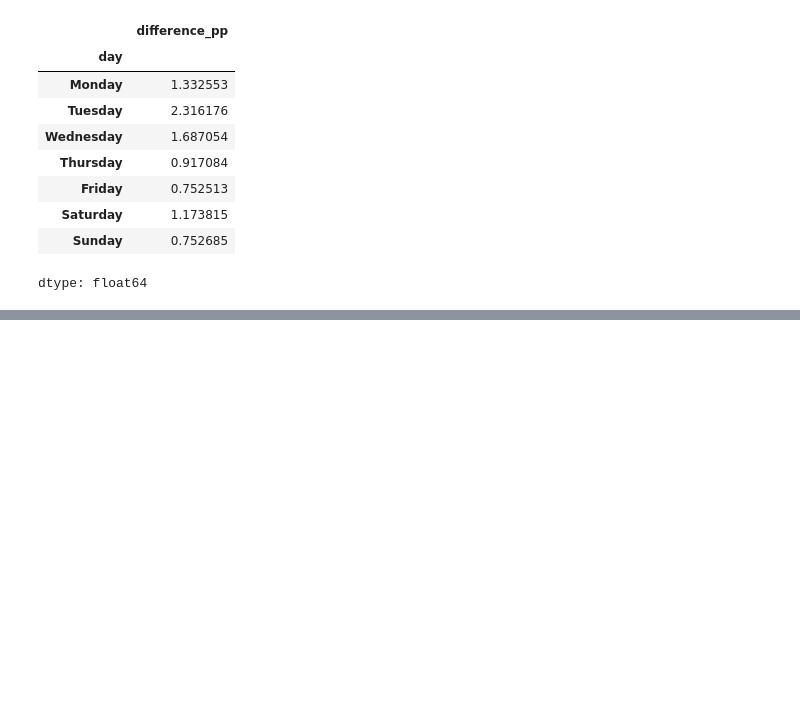
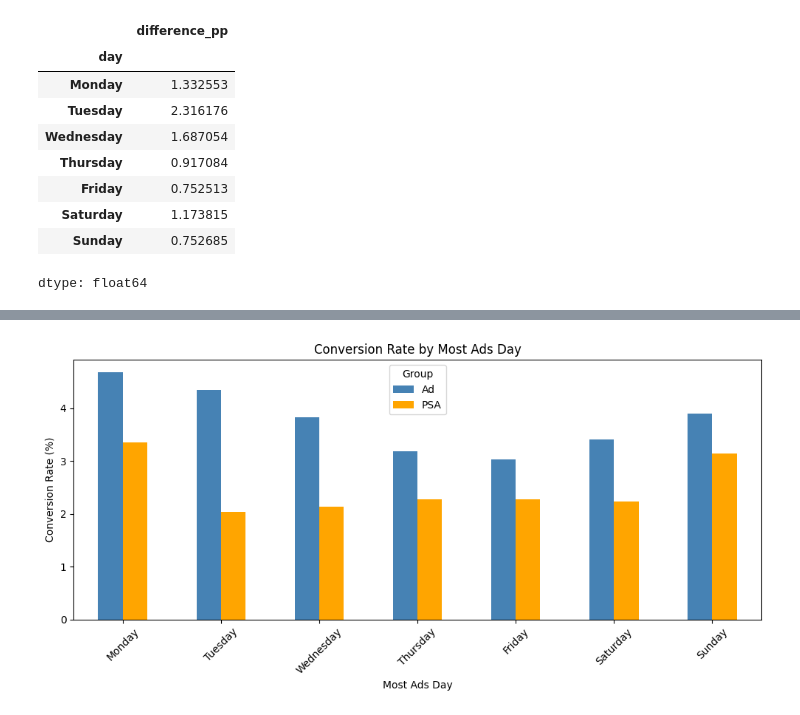
Before and after one commit to mehakgupta0406/marketing-ab-test-analysis, a Jupyter notebook: Marketing_ab_testing.ipynb, the cells around one changed output, grey strips where cells are left out. Drawn from its saved outputs; the diff is of its cells as text; code cells hidden in the pictures; blank space fills up the shorter version.

```diff
--- a/Marketing_ab_testing.ipynb
+++ b/Marketing_ab_testing.ipynb
@@ -374,3 +374,10 @@ day_comparison["difference_pp"]
 | Saturday | 1.173815 |
 | Sunday | 0.752685 |
 dtype: float64
+# %%
+psa_baseline = day_comparison["psa"].replace(0, float("nan"))
+# %%
+day_comparison["relative_lift_pct"] = (
+    (day_comparison["ad"] - day_comparison["psa"])
+    / psa_baseline
+) * 100
@@ -376,0 +398,16 @@ dtype: float64
+# %%
+ax = day_comparison[["ad", "psa"]].plot(
+    kind="bar",
+    figsize=(10, 5),
+    color=["steelblue", "orange"]
+)
+ax.set_title("Conversion Rate by Most Ads Day")
+ax.set_xlabel("Most Ads Day")
+ax.set_ylabel("Conversion Rate (%)")
+ax.legend(["Ad", "PSA"], title="Group")
+
+plt.xticks(rotation=45)
+plt.tight_layout()
+plt.show()
+# %% [output]
+[figure, added]
```
Also changed, not shown: parts of 10 cells of this notebook.
